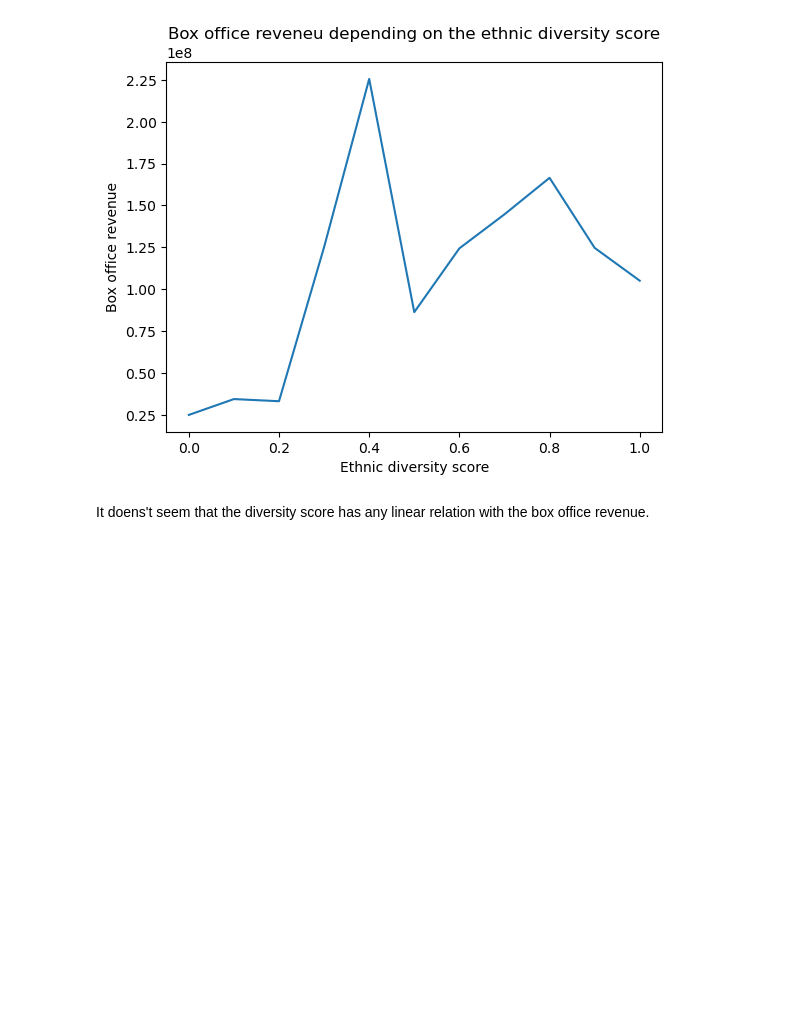
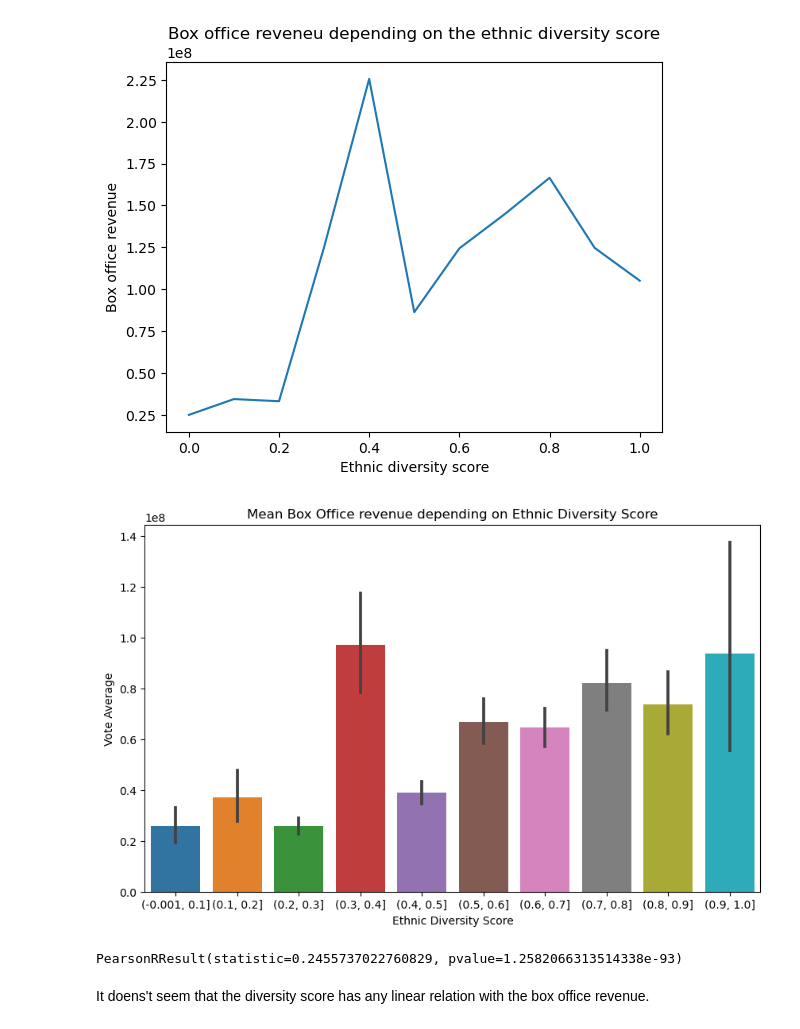
Before and after one commit to epfl-ada/ada-2023-project-draco, a Jupyter notebook: Milestone_3.ipynb, the cells around one changed output. Saved outputs shown, nothing was run; the diff lists cells and outputs as text; code cells hidden in the pictures; blank space fills up the shorter version.

```diff
--- a/Milestone_3.ipynb
+++ b/Milestone_3.ipynb
@@ -1882,6 +1752,30 @@ plt.ylabel('Box office revenue')
 # %% [output]
 Text(0, 0.5, 'Box office revenue')
 [figure]
+# %%
+# Determine the range of 'Ethnic Diversity Score'
+score_min = movies_revenues['Ethnic Diversity Score'].min()
+score_max = movies_revenues['Ethnic Diversity Score'].max()
+
+# Define the number of bins
+num_bins = 10
+
+# Create dynamically spaced bins
+bins = pd.cut(movies_revenues['Ethnic Diversity Score'], bins=num_bins, precision=2)
+
+plt.figure(figsize=(10, 6))
+sns.barplot(x=bins, y='Box office revenue', data=movies_revenues)
+
+plt.title('Mean Box Office revenue depending on Ethnic Diversity Score')
+plt.xlabel('Ethnic Diversity Score')
+plt.ylabel('Vote Average')
+plt.show()
+# %% [output]
+[figure, added]
+# %%
+stats.pearsonr(movies_revenues['Number ethnic group'],movies_revenues['Box office revenue'])
+# %% [output]
+PearsonRResult(statistic=0.2455737022760829, pvalue=1.2582066313514338e-93)
 # %% [markdown]
 It doens't seem that the diversity score has any linear relation with the box office revenue.
 # %% [markdown]
```
Also changed, not shown: parts of 34 cells of this notebook.
